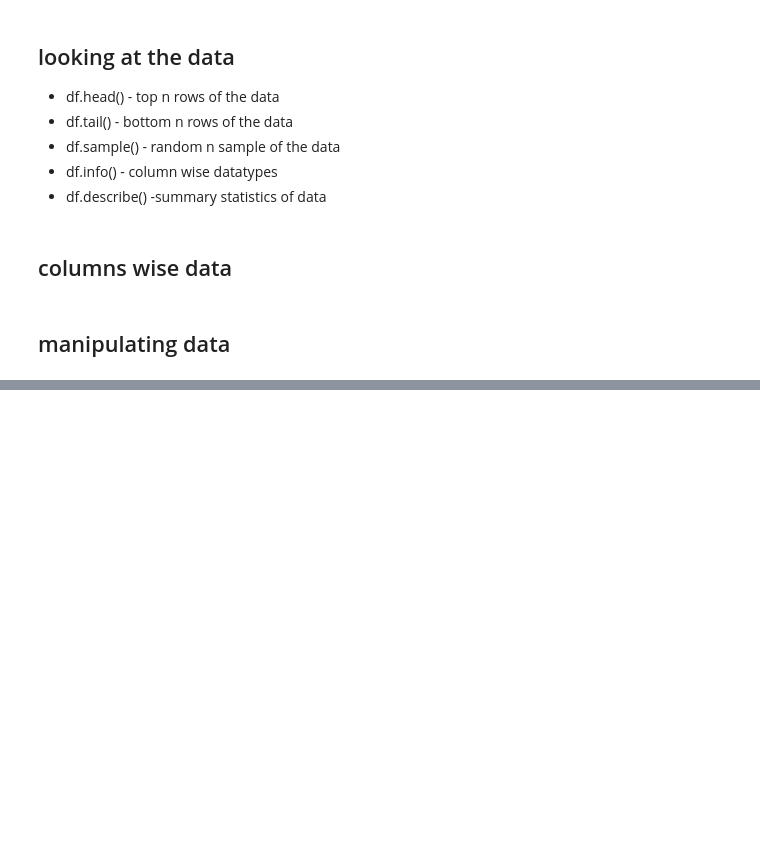
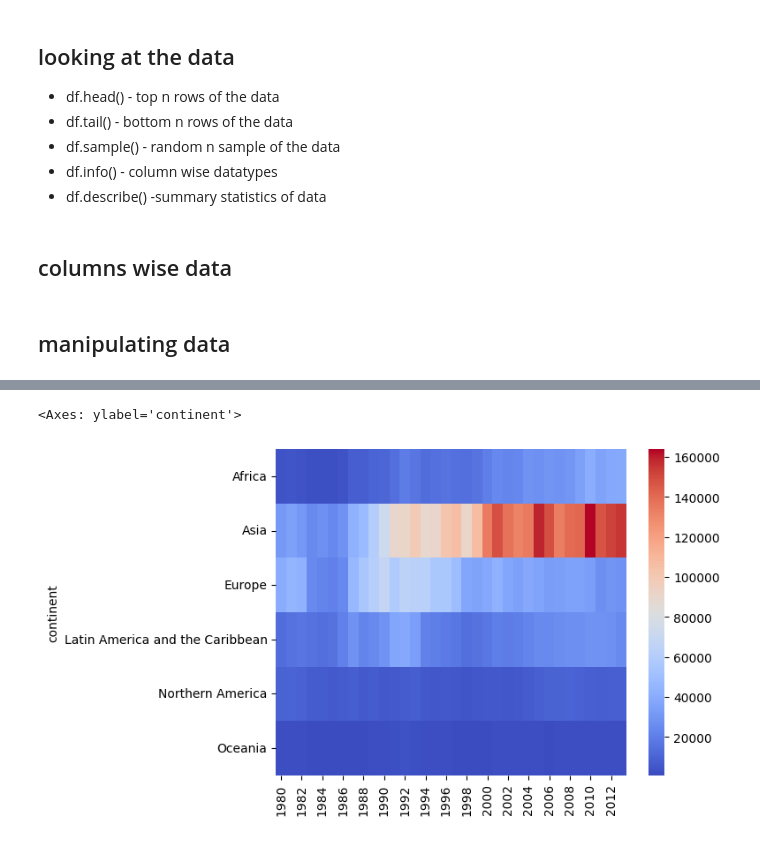
Before and after one commit to AkanshaS05/python-data-analytics, a Jupyter notebook: pandas.ipynb, the cells around one changed output, grey strips where cells are left out. Drawn from its saved outputs; the diff is of its cells as text; code cells hidden in the pictures; blank space fills up the shorter version.

Commit message:
# grouping , groupby

```diff
--- a/pandas.ipynb
+++ b/pandas.ipynb
@@ -81,0 +179,6 @@ d2
+# %%
+continent_df = df.groupby(by='continent')[years].sum()
+sns.heatmap(continent_df, cmap='coolwarm')
+# %% [output]
+<Axes: ylabel='continent'>
+[figure, added]
```
Also changed, not shown: parts of 29 cells of this notebook, 2 other files.
